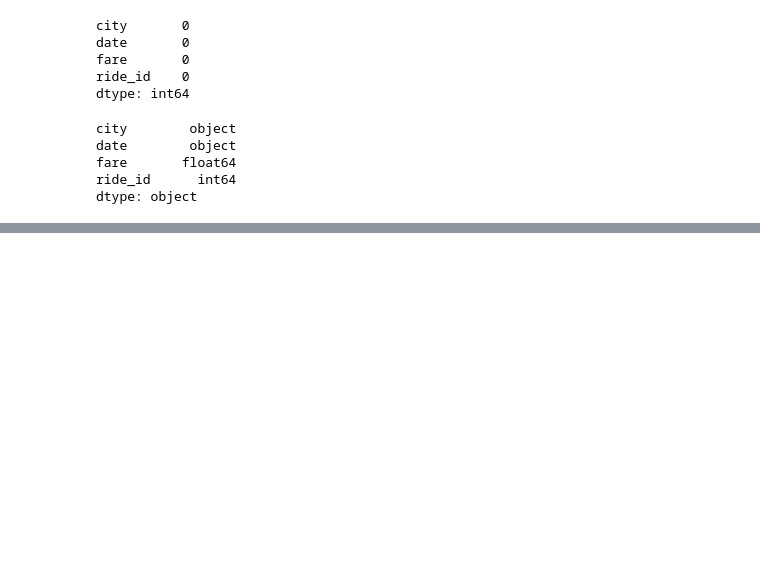
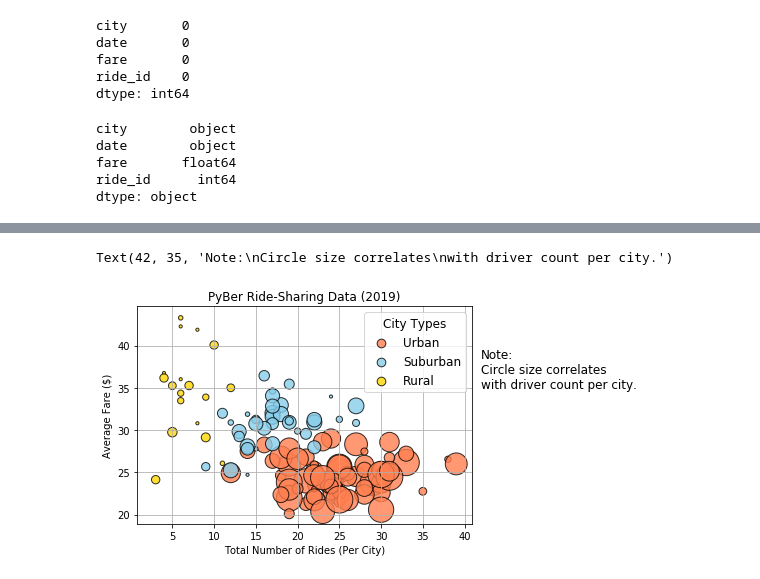
Before and after one commit to anapereda/PyBer_Analysis, a Jupyter notebook: Pyber_Analysis.ipynb, the cells around one changed output, grey strips where cells are left out. Saved outputs shown, nothing was run; the diff lists cells and outputs as text; code cells hidden in the pictures; blank space fills up the shorter version.

Commit message:
PyBer Ride-Sharing Data (2019)

```diff
--- a/Pyber_Analysis.ipynb
+++ b/Pyber_Analysis.ipynb
@@ -105,4 +105,4 @@ fare       float64
 ride_id      int64
 dtype: object
 # %%
-new_df = pd.merge(ride_data_df, city_data_df, how= "left", on= ["city", "city"])
+pyber_data_df = pd.merge(ride_data_df, city_data_df, how= "left", on= ["city", "city"])
@@ -124,0 +123,12 @@ new_df
+# %%
+#ride count per city type
+
+urban_ride_count= urban_cities_df.groupby(["city"]).count()["ride_id"]
+suburban_ride_count= suburban_cities_df.groupby(["city"]).count()["ride_id"]
+rural_ride_count= rural_cities_df.groupby(["city"]).count()["ride_id"]
+# %%
+#average ride price
+
+urban_avg_fare= urban_cities_df.groupby(["city"]).mean()["fare"]
+suburban_avg_fare= suburban_cities_df.groupby(["city"]).mean()["fare"]
+rural_avg_fare= rural_cities_df.groupby(["city"]).mean()["fare"]
@@ -124,0 +145,4 @@ new_df
+# %%
+urban_avg_driver= urban_cities_df.groupby(["city"]).mean()["driver_count"]
+suburban_avg_driver= suburban_cities_df.groupby(["city"]).mean()["driver_count"]
+rural_avg_driver= rural_cities_df.groupby(["city"]).mean()["driver_count"]
@@ -124,0 +165,42 @@ new_df
+# %%
+#create scatter plot for urban cities
+plt.scatter(urban_ride_count, urban_avg_fare,
+            s= 10*urban_avg_driver, c= "coral",
+            edgecolor= "black", linewidths=1,
+            alpha= 0.8, label = "Urban")
+
+
+plt.scatter(suburban_ride_count,
+      suburban_avg_fare,
+      s=10*suburban_avg_driver, c="skyblue",
+      edgecolor="black", linewidths=1,
+      alpha=0.8, label="Suburban")
+
+
+plt.scatter(rural_ride_count,
+      rural_avg_fare,
+      s=10*rural_avg_driver, c="gold",
+      edgecolor="black", linewidths=1,
+      alpha=0.8, label="Rural")
+
+#incorporate the graph properties
+plt.title("PyBer Ride-Sharing Data (2019)")
+plt.ylabel("Average Fare ($)")
+plt.xlabel("Total Number of Rides (Per City)")
+plt.grid(True)
+
+
+# Create a legend
+lgnd = plt.legend(fontsize="12", mode="Expanded",
+         scatterpoints=1, loc="best", title="City Types")
+lgnd.legendHandles[0]._sizes = [75]
+lgnd.legendHandles[1]._sizes = [75]
+lgnd.legendHandles[2]._sizes = [75]
+lgnd.get_title().set_fontsize(12)
+
+#position of the note to the side of the plot
+plt.text(42, 35, "Note:\nCircle size correlates\nwith driver count per city.", fontsize="12")
+plt.savefig("Analysis/fig1.png")
+# %% [output]
+Text(42, 35, 'Note:\nCircle size correlates\nwith driver count per city.')
+[figure, added]
```
Also changed, not shown: parts of 5 cells of this notebook, 4 other files.
